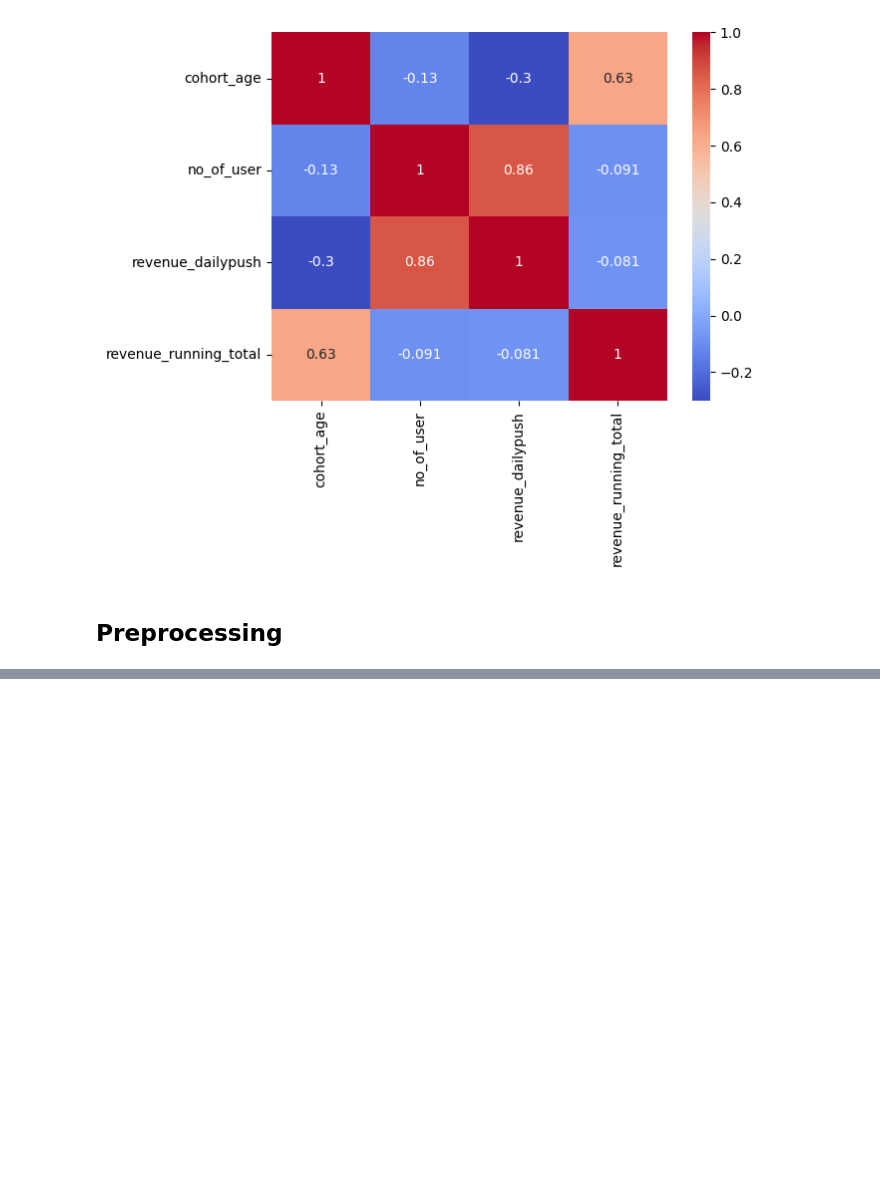
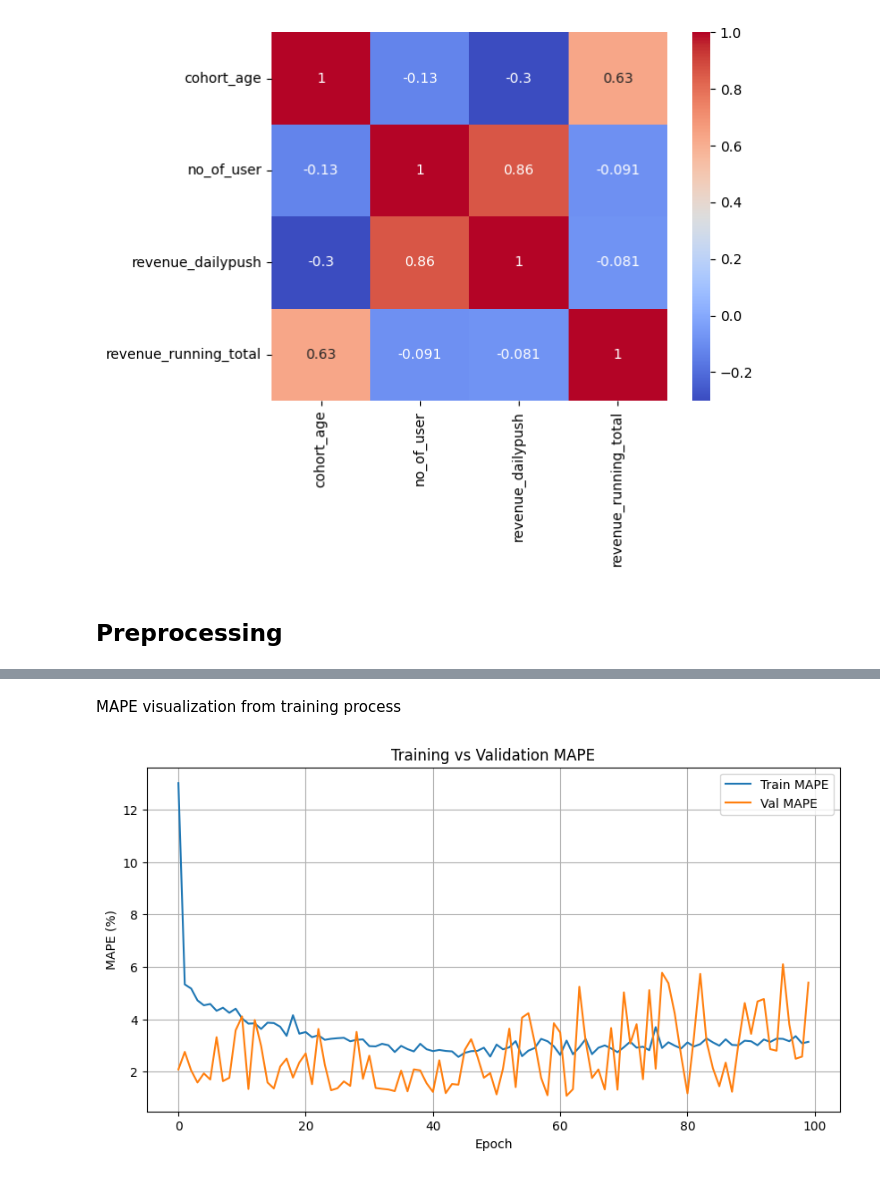
Before and after one commit to mrifala29/ltv-projection, a Jupyter notebook: LTV_Projection_VAS.ipynb, the cells around one changed output, grey strips where cells are left out. Saved outputs shown, nothing was run; the diff lists cells and outputs as text; code cells hidden in the pictures; blank space fills up the shorter version.

```diff
--- a/LTV_Projection_VAS.ipynb
+++ b/LTV_Projection_VAS.ipynb
@@ -321,0 +699,17 @@ sns.heatmap(
+# %% [markdown]
+MAPE visualization from training process
+# %%
+plt.figure(figsize=(10,5))
+
+plt.plot(history.history['mape'], label='Train MAPE')
+plt.plot(history.history['val_mape'], label='Val MAPE')
+
+plt.title('Training vs Validation MAPE')
+plt.xlabel('Epoch')
+plt.ylabel('MAPE (%)')
+plt.legend()
+plt.grid(True)
+
+plt.show()
+# %% [output]
+[figure, added]
```
Also changed, not shown: parts of 64 cells of this notebook.
